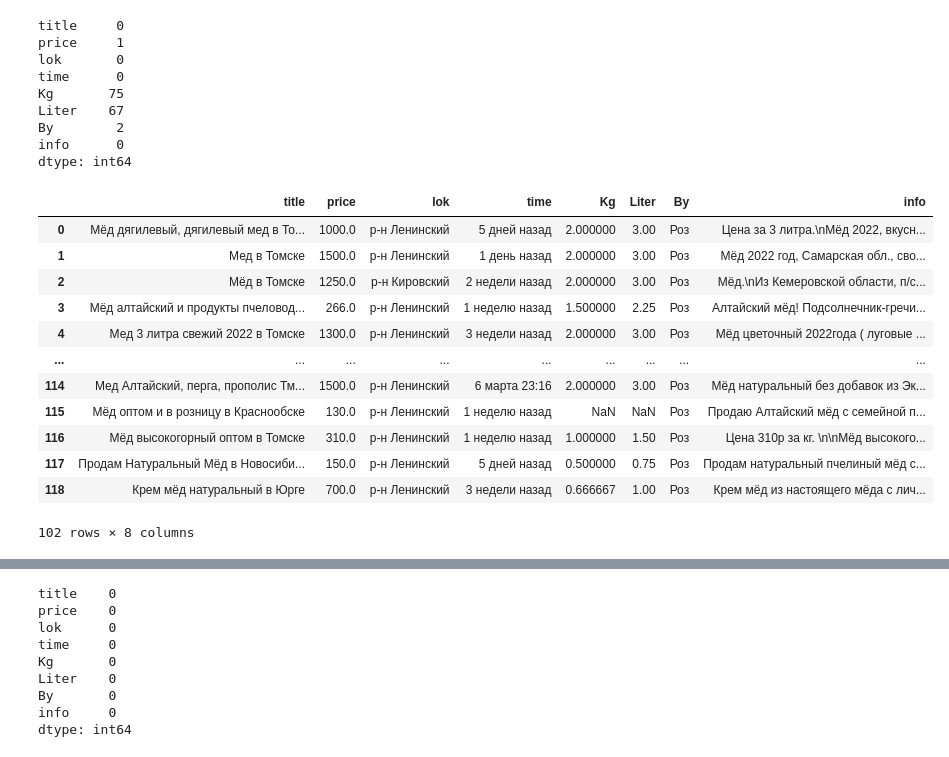
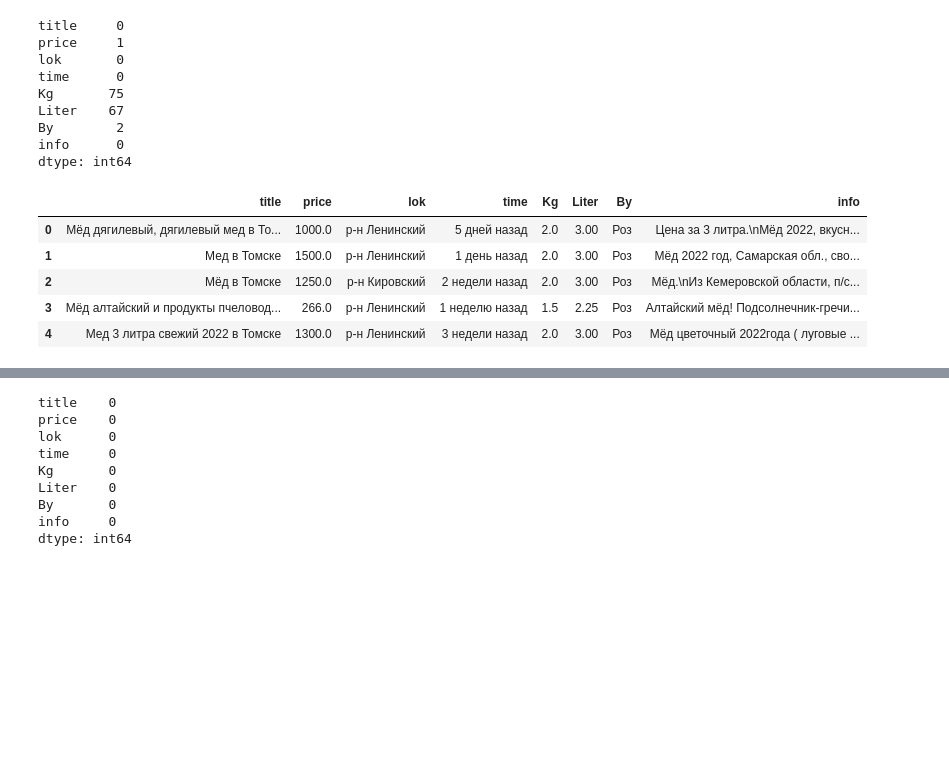
Before and after one commit to sorokin063/Avito-data-parsing-and-EDA-with-ML-model-building, a Jupyter notebook: Conducting EDA on Avito data and using the ML model.ipynb, the cells around one changed output, grey strips where cells are left out. Saved outputs shown, nothing was run; the diff lists cells and outputs as text; code cells hidden in the pictures; blank space fills up the shorter version.

```diff
--- a/Conducting EDA on Avito data and using the ML model.ipynb
+++ b/Conducting EDA on Avito data and using the ML model.ipynb
@@ -188,22 +174,15 @@ dtype: int64
 # %%
 # Сначала проведём запонения пропусков с использованием соседнего параметра Kg\Liter
 data['Kg'] = data['Kg'].fillna(data['Liter'] / 1.5)
 data['Liter'] = data['Liter'].fillna(data['Kg'] * 1.5)
-data
+data.head()
 # %% [output]
 |  | title | price | lok | time | Kg | Liter | By | info |
-| 0 | Мёд дягилевый, дягилевый мед в То... | 1000.0 | р-н Ленинский | 5 дней назад | 2.000000 | 3.00 | Роз | Цена за 3 литра.\nМёд 2022, вкусн... |
-| 1 | Мед в Томске | 1500.0 | р-н Ленинский | 1 день назад | 2.000000 | 3.00 | Роз | Мёд 2022 год, Самарская обл., сво... |
-| 2 | Мёд в Томске | 1250.0 | р-н Кировский | 2 недели назад | 2.000000 | 3.00 | Роз | Мёд.\nИз Кемеровской области, п/с... |
-| 3 | Мёд алтайский и продукты пчеловод... | 266.0 | р-н Ленинский | 1 неделю назад | 1.500000 | 2.25 | Роз | Алтайский мёд! Подсолнечник-гречи... |
-| 4 | Мед 3 литра свежий 2022 в Томске | 1300.0 | р-н Ленинский | 3 недели назад | 2.000000 | 3.00 | Роз | Мёд цветочный 2022года ( луговые ... |
-| ... | ... | ... | ... | ... | ... | ... | ... | ... |
-| 114 | Мед Алтайский, перга, прополис Тм... | 1500.0 | р-н Ленинский | 6 марта 23:16 | 2.000000 | 3.00 | Роз | Мёд нaтурaльный бeз добaвoк из Эк... |
-| 115 | Мёд оптом и в розницу в Краснообске | 130.0 | р-н Ленинский | 1 неделю назад | NaN | NaN | Роз | Продаю Алтайский мёд с семейной п... |
-| 116 | Мёд высокогорный оптом в Томске | 310.0 | р-н Ленинский | 1 неделю назад | 1.000000 | 1.50 | Роз | Цена 310р за кг. \n\nМёд высокого... |
-| 117 | Продам Натуральный Мёд в Новосиби... | 150.0 | р-н Ленинский | 5 дней назад | 0.500000 | 0.75 | Роз | Продам натуральный пчелиный мёд с... |
-| 118 | Крем мёд натуральный в Юрге | 700.0 | р-н Ленинский | 3 недели назад | 0.666667 | 1.00 | Роз | Крем мёд из настоящего мёда с лич... |
+| 0 | Мёд дягилевый, дягилевый мед в То... | 1000.0 | р-н Ленинский | 5 дней назад | 2.0 | 3.00 | Роз | Цена за 3 литра.\nМёд 2022, вкусн... |
+| 1 | Мед в Томске | 1500.0 | р-н Ленинский | 1 день назад | 2.0 | 3.00 | Роз | Мёд 2022 год, Самарская обл., сво... |
+| 2 | Мёд в Томске | 1250.0 | р-н Кировский | 2 недели назад | 2.0 | 3.00 | Роз | Мёд.\nИз Кемеровской области, п/с... |
+| 3 | Мёд алтайский и продукты пчеловод... | 266.0 | р-н Ленинский | 1 неделю назад | 1.5 | 2.25 | Роз | Алтайский мёд! Подсолнечник-гречи... |
+| 4 | Мед 3 литра свежий 2022 в Томске | 1300.0 | р-н Ленинский | 3 недели назад | 2.0 | 3.00 | Роз | Мёд цветочный 2022года ( луговые ... |
-102 rows × 8 columns
 # %%
 # Далее заполним остальные пропуск в Kg\Liter и price заменив их на .median()
 data['Kg'] = data['Kg'].fillna(data['Kg'].median())
```
Also changed, not shown: parts of 5 cells of this notebook.
